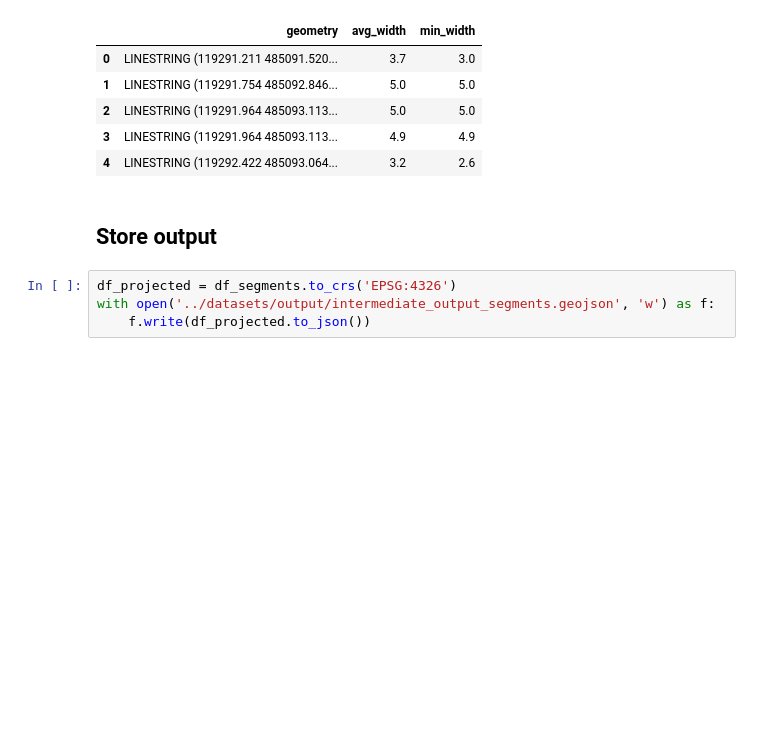
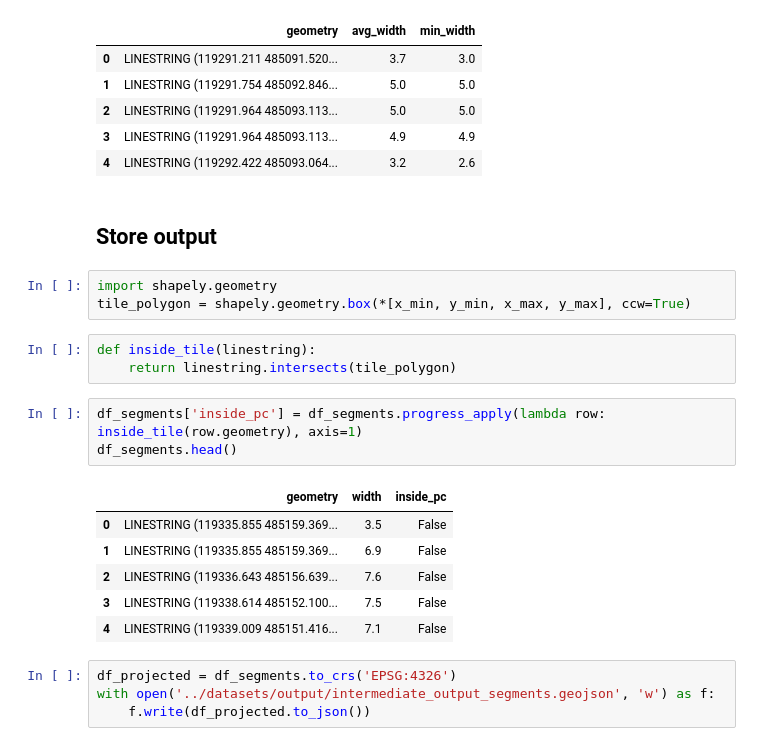
Before and after one commit to Amsterdam-AI-Team/Urban_PointCloud_Sidewalk_Width, a Jupyter notebook: notebooks/5. Sidewalk width.ipynb, the cells around one changed output. Cells and saved outputs as stored; diff of their text form; blank space fills up the shorter version.

```diff
--- a/notebooks/5. Sidewalk width.ipynb
+++ b/notebooks/5. Sidewalk width.ipynb
@@ -202,7 +202,23 @@ df_segments.head()
 | 4 | LINESTRING (119292.422 485093.064... | 3.2 | 2.6 |
 # %% [markdown]
 ## Store output
-# %%
-df_projected = df_segments.to_crs('EPSG:4326')
-with open('../datasets/output/intermediate_output_segments.geojson', 'w') as f:
-    f.write(df_projected.to_json())
+# %%
+import shapely.geometry
+tile_polygon = shapely.geometry.box(*[x_min, y_min, x_max, y_max], ccw=True)
+# %%
+def inside_tile(linestring):
+    return linestring.intersects(tile_polygon)
+# %%
+df_segments['inside_pc'] = df_segments.progress_apply(lambda row: inside_tile(row.geometry), axis=1)
+df_segments.head()
+# %% [output]
+|  | geometry | width | inside_pc |
+| 0 | LINESTRING (119335.855 485159.369... | 3.5 | False |
+| 1 | LINESTRING (119335.855 485159.369... | 6.9 | False |
+| 2 | LINESTRING (119336.643 485156.639... | 7.6 | False |
+| 3 | LINESTRING (119338.614 485152.100... | 7.5 | False |
+| 4 | LINESTRING (119339.009 485151.416... | 7.1 | False |
+# %%
+df_projected = df_segments.to_crs('EPSG:4326')
+with open('../datasets/output/intermediate_output_segments.geojson', 'w') as f:
+    f.write(df_projected.to_json())
```
